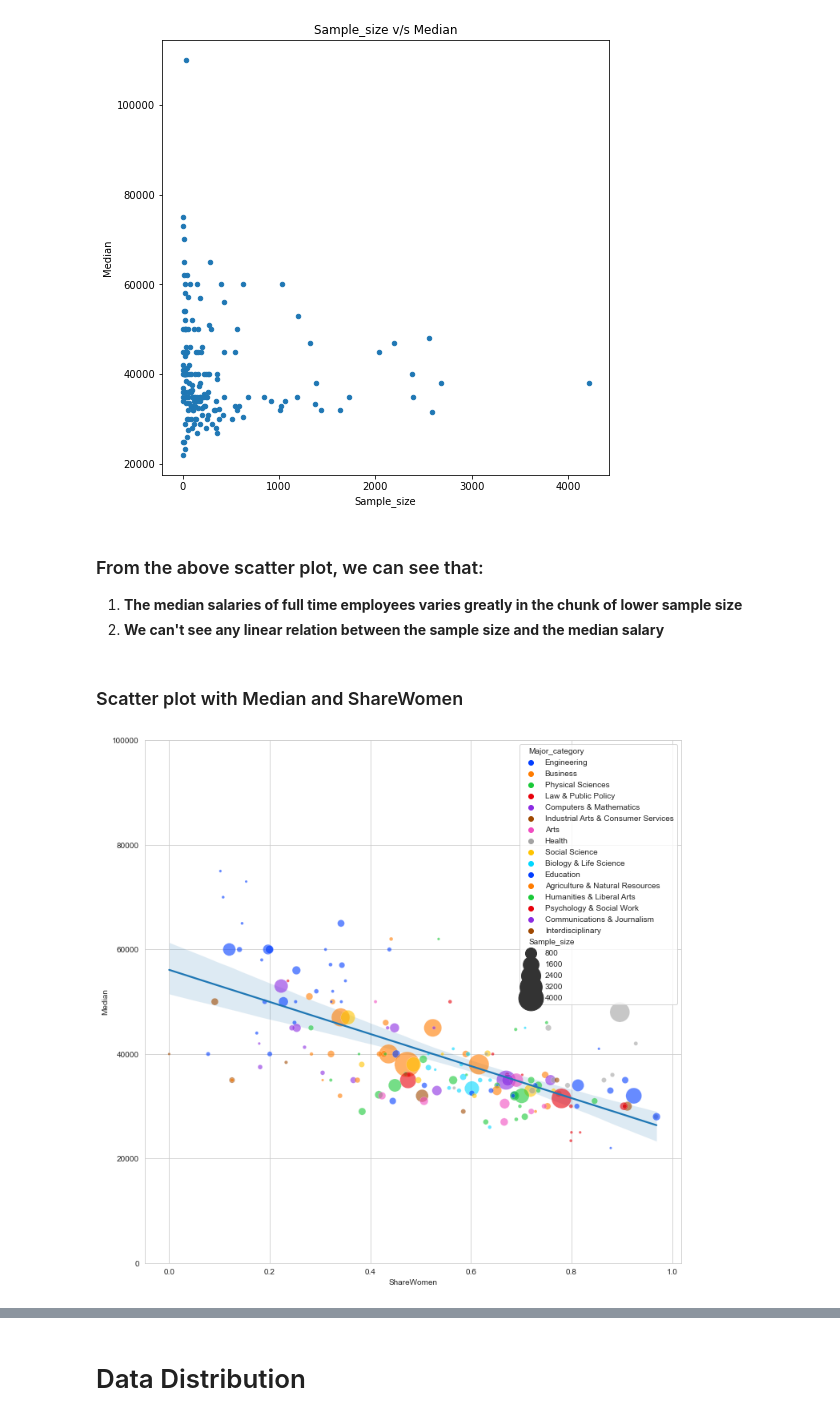
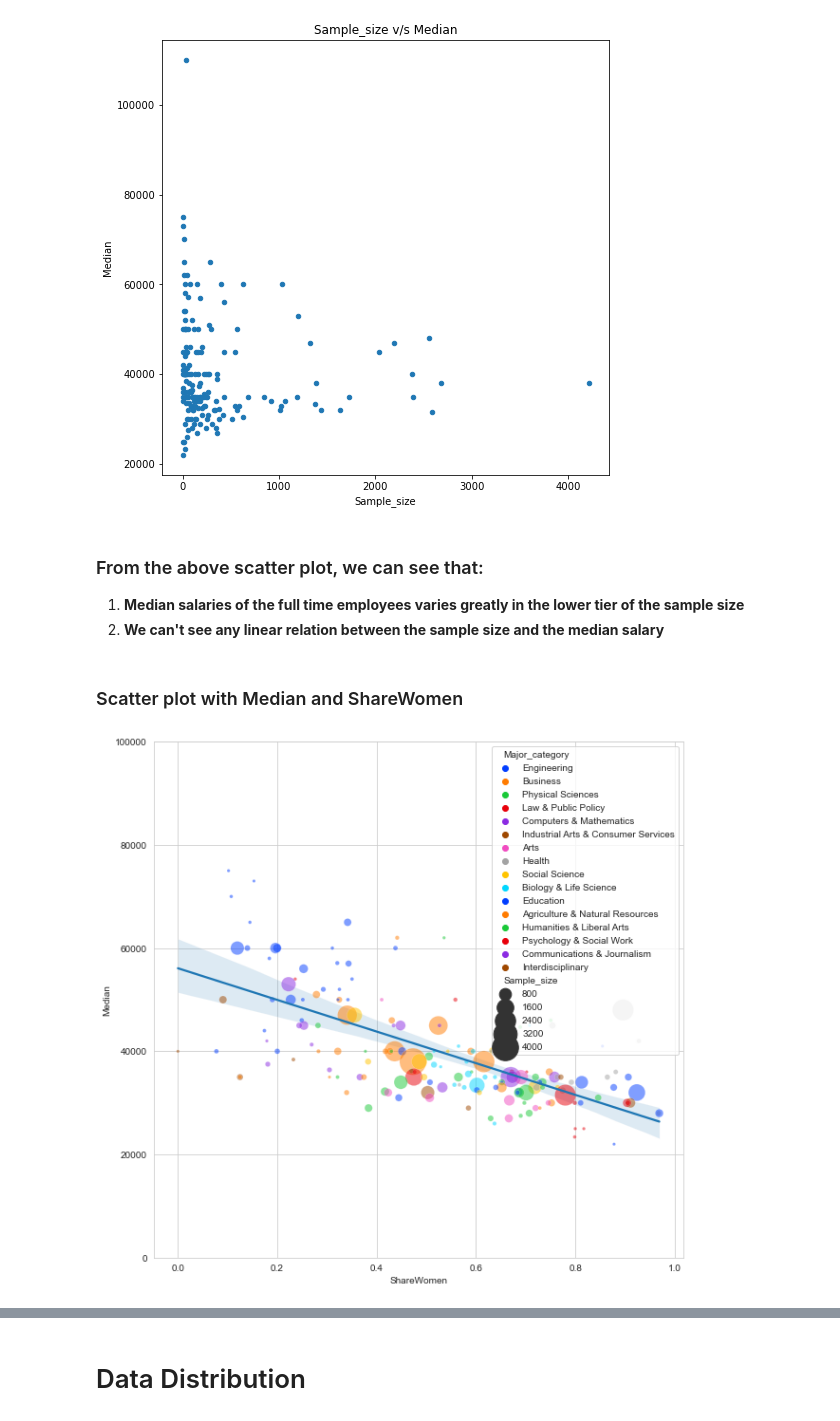
Before and after one commit to puneettokhi/CMPE255, a Jupyter notebook: college_major_analysis.ipynb, the cells around one changed output, grey strips where cells are left out. Drawn from its saved outputs; the diff is of its cells as text; code cells hidden in the pictures.

```diff
--- a/college_major_analysis.ipynb
+++ b/college_major_analysis.ipynb
@@ -280,18 +351,20 @@ plt.show()
 [figure]
 # %% [markdown]
 ### From the above scatter plot, we can see that:
-1. **The median salaries of full time employees varies greatly in the chunk of lower sample size**
+1. **Median salaries of the full time employees varies greatly in the lower tier of the sample size**
 2. **We can't see any linear relation between the sample size and the median salary**
 # %% [markdown]
 ### Scatter plot with Median and ShareWomen
 # %%
-plt.figure(figsize=(12,12))
+plt.figure(figsize=(10,10))
 plt.ylim(0,100000)
+
 sns.regplot(x='ShareWomen', y='Median', data=recent_grads_df, scatter=False)
 sns.scatterplot(x='ShareWomen', y='Median', data=recent_grads_df, hue='Major_category',
-                size='Sample_size', sizes=(10, 1000), alpha=0.6, palette='bright')
+                size='Sample_size', sizes=(10, 800), alpha=0.5, palette='bright')
+
 plt.show()
 # %% [output]
-[figure, old version]
+[figure, new version]
 # %% [markdown]
 ### From the above Scatterplot, we can see the following observations:
```
Also changed, not shown: parts of 53 cells of this notebook.
